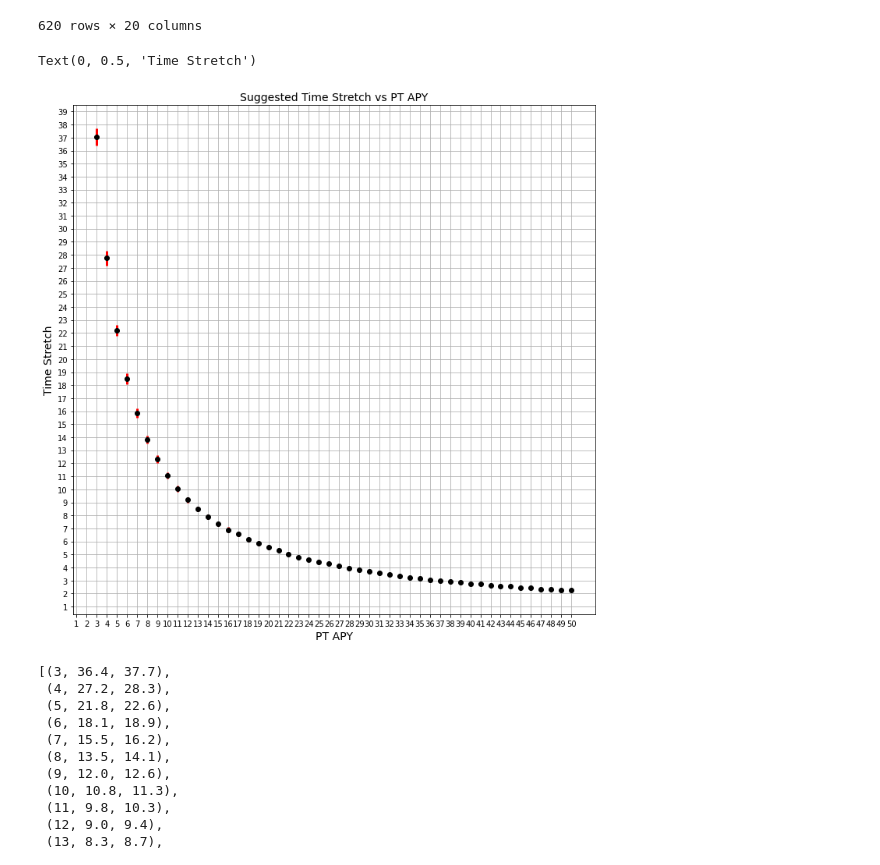
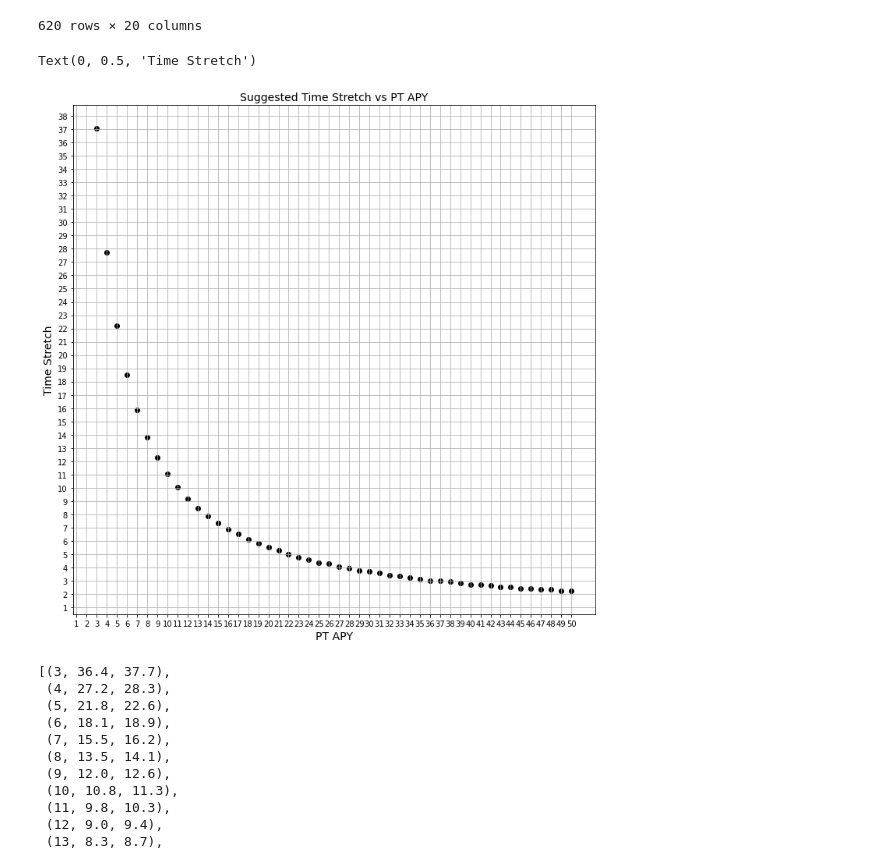
Before and after one commit to delvtech/agent0, a Jupyter notebook: limits_to_price_discovery.ipynb, the cells around one changed output. Cells and saved outputs as stored; diff of their text form; code cells hidden in the pictures.

```diff
--- a/limits_to_price_discovery.ipynb
+++ b/limits_to_price_discovery.ipynb
@@ -155,10 +155,11 @@ for tranche_length in [30,60,120]:
     ax.set_ylabel("Base Reserves to PT Reserves Ratio",fontsize=18)
     ax.set_xticks(np.arange(0, 51, 1))
     ax.set_ylim(0,50)
+    ax.set_yticks(np.arange(0, 51, 5))
     #ax.set_yticks(np.arange(0, 105, 5))
     ax.plot(x, y,label=tranche_length)
     ax.legend(title="Term Length")
-plt.title("Base Reserves to PT Reserves Ratio Vs PT APY",fontsize=20 )
+plt.title("Reserves Ratio Vs PT APY",fontsize=20 )
 plt.grid(b=True, which='major', color='#666666', linestyle='-',alpha=0.2)
 plt.show()
 # %% [output]
@@ -446,6 +447,8 @@ import numpy as np
 #df.to_csv('apy_change.csv')
 pd.set_option('display.max_rows', None)
 df['reserve_ratio']=df['x_reserves']/df['y_reserves']
+
+df['time_stretch'] = round(df['time_stretch'],5)
 
 reserve_ratio_filter=(df['reserve_ratio']>=.1)&(df['reserve_ratio']<=1)
 price_discovery_filter=(df['max_apy_change']>=50)
@@ -513,22 +516,23 @@ df_filtered[(df_filtered['apy']==10)]
 # %%
 import pandas as pd
 import matplotlib.pyplot as plt
 
 plt.subplots(figsize=(12,12))
 apys = [apy for apy,min_ts,max_ts in apy_t_stretches]
 mean_tss= [(min_ts+max_ts)/2 for apy,min_ts,max_ts in apy_t_stretches]
 err_tss= [max_ts-(min_ts+max_ts)/2 for apy,min_ts,max_ts in apy_t_stretches]
 plt.yticks(np.arange(0,41, 1))
 plt.xticks(np.arange(0,51, 1))
-plt.errorbar(apys, mean_tss, yerr=err_tss, fmt='o', color='black',
-             ecolor='red', elinewidth=3, capsize=0);
+#plt.errorbar(apys, mean_tss, yerr=err_tss, fmt='o', color='black',
+#             ecolor='red', elinewidth=3, capsize=0);
+plt.scatter(apys,mean_tss,color='black')
 plt.grid(True)
 plt.title('Suggested Time Stretch vs PT APY', fontsize=14)
 plt.xlabel('PT APY', fontsize=14)
 plt.ylabel('Time Stretch', fontsize=14)
 # %% [output]
 Text(0, 0.5, 'Time Stretch')
-[figure, old version]
+[figure, new version]
 # %%
 apy_t_stretches
 # %% [output]
```
Also changed, not shown: parts of 9 cells of this notebook.
